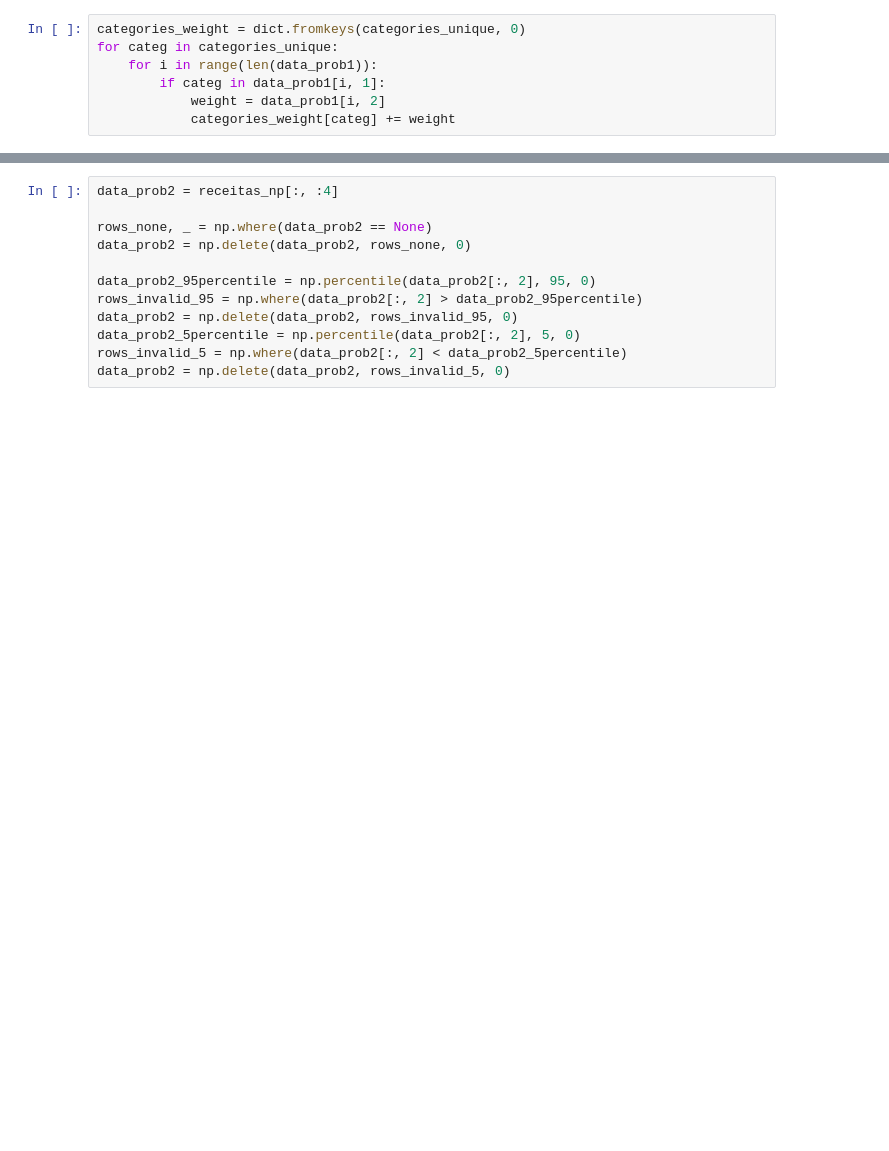
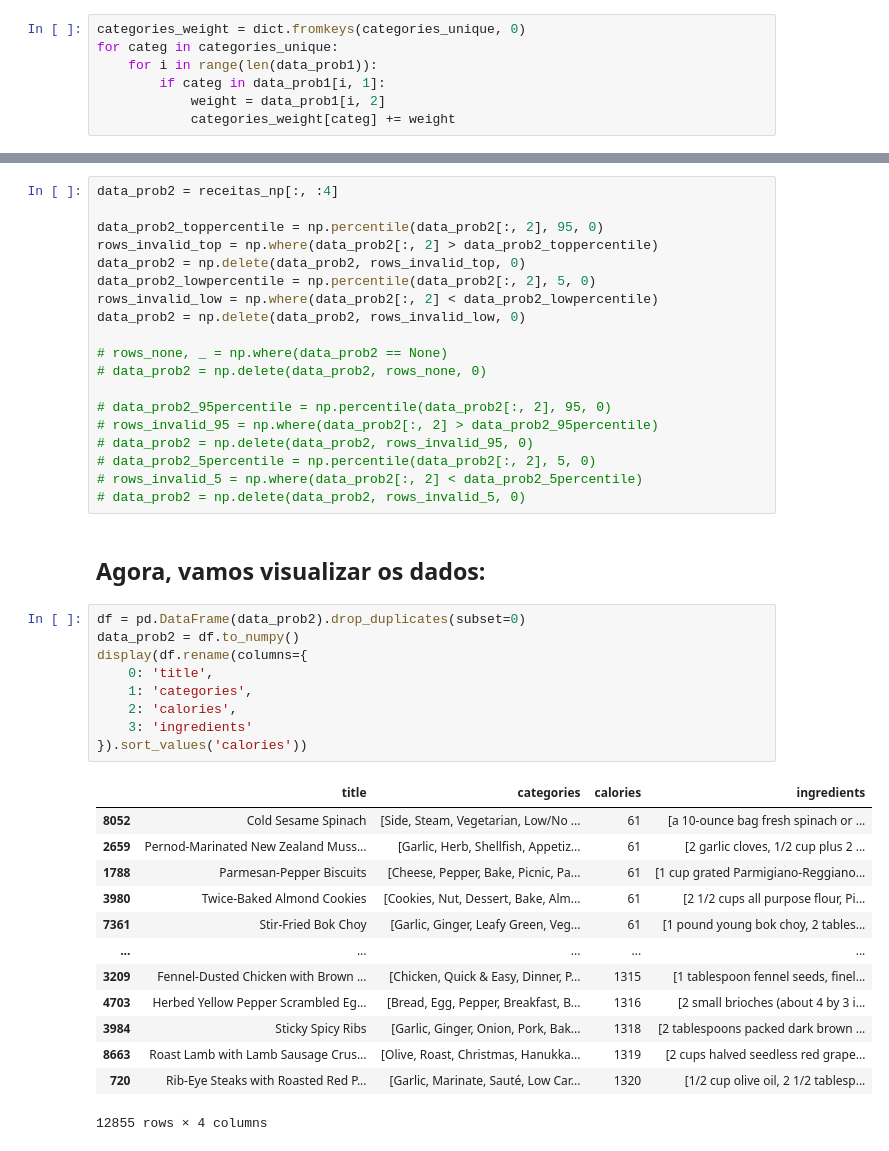
Before and after one commit to BrunoVox/Oncase-DS, a Jupyter notebook: main.ipynb, the cells around one changed output, grey strips where cells are left out. Saved outputs shown, nothing was run; the diff lists cells and outputs as text; blank space fills up the shorter version.

```diff
--- a/main.ipynb
+++ b/main.ipynb
@@ -166,15 +208,47 @@ dict(Counter(categories_weight).most_common(20))
 # %%
 data_prob2 = receitas_np[:, :4]
 
-rows_none, _ = np.where(data_prob2 == None)
-data_prob2 = np.delete(data_prob2, rows_none, 0)
+data_prob2_toppercentile = np.percentile(data_prob2[:, 2], 95, 0)
+rows_invalid_top = np.where(data_prob2[:, 2] > data_prob2_toppercentile)
+data_prob2 = np.delete(data_prob2, rows_invalid_top, 0)
+data_prob2_lowpercentile = np.percentile(data_prob2[:, 2], 5, 0)
+rows_invalid_low = np.where(data_prob2[:, 2] < data_prob2_lowpercentile)
+data_prob2 = np.delete(data_prob2, rows_invalid_low, 0)
 
-data_prob2_95percentile = np.percentile(data_prob2[:, 2], 95, 0)
-rows_invalid_95 = np.where(data_prob2[:, 2] > data_prob2_95percentile)
-data_prob2 = np.delete(data_prob2, rows_invalid_95, 0)
-data_prob2_5percentile = np.percentile(data_prob2[:, 2], 5, 0)
-rows_invalid_5 = np.where(data_prob2[:, 2] < data_prob2_5percentile)
-data_prob2 = np.delete(data_prob2, rows_invalid_5, 0)
+# rows_none, _ = np.where(data_prob2 == None)
+# data_prob2 = np.delete(data_prob2, rows_none, 0)
+
+# data_prob2_95percentile = np.percentile(data_prob2[:, 2], 95, 0)
+# rows_invalid_95 = np.where(data_prob2[:, 2] > data_prob2_95percentile)
+# data_prob2 = np.delete(data_prob2, rows_invalid_95, 0)
+# data_prob2_5percentile = np.percentile(data_prob2[:, 2], 5, 0)
+# rows_invalid_5 = np.where(data_prob2[:, 2] < data_prob2_5percentile)
+# data_prob2 = np.delete(data_prob2, rows_invalid_5, 0)
+# %% [markdown]
+## Agora, vamos visualizar os dados:
+# %%
+df = pd.DataFrame(data_prob2).drop_duplicates(subset=0)
+data_prob2 = df.to_numpy()
+display(df.rename(columns={
+    0: 'title',
+    1: 'categories',
+    2: 'calories',
+    3: 'ingredients'
+}).sort_values('calories'))
+# %% [output]
+|  | title | categories | calories | ingredients |
+| 8052 | Cold Sesame Spinach | [Side, Steam, Vegetarian, Low/No ... | 61 | [a 10-ounce bag fresh spinach or ... |
+| 2659 | Pernod-Marinated New Zealand Muss... | [Garlic, Herb, Shellfish, Appetiz... | 61 | [2 garlic cloves, 1/2 cup plus 2 ... |
+| 1788 | Parmesan-Pepper Biscuits | [Cheese, Pepper, Bake, Picnic, Pa... | 61 | [1 cup grated Parmigiano-Reggiano... |
+| 3980 | Twice-Baked Almond Cookies | [Cookies, Nut, Dessert, Bake, Alm... | 61 | [2 1/2 cups all purpose flour, Pi... |
+| 7361 | Stir-Fried Bok Choy | [Garlic, Ginger, Leafy Green, Veg... | 61 | [1 pound young bok choy, 2 tables... |
+| ... | ... | ... | ... | ... |
+| 3209 | Fennel-Dusted Chicken with Brown ... | [Chicken, Quick & Easy, Dinner, P... | 1315 | [1 tablespoon fennel seeds, finel... |
+| 4703 | Herbed Yellow Pepper Scrambled Eg... | [Bread, Egg, Pepper, Breakfast, B... | 1316 | [2 small brioches (about 4 by 3 i... |
+| 3984 | Sticky Spicy Ribs | [Garlic, Ginger, Onion, Pork, Bak... | 1318 | [2 tablespoons packed dark brown ... |
+| 8663 | Roast Lamb with Lamb Sausage Crus... | [Olive, Roast, Christmas, Hanukka... | 1319 | [2 cups halved seedless red grape... |
+| 720 | Rib-Eye Steaks with Roasted Red P... | [Garlic, Marinate, Sauté, Low Car... | 1320 | [1/2 cup olive oil, 2 1/2 tablesp... |
+12855 rows × 4 columns
 # %%
 ingredients_unique = []
 for i in range(len(data_prob2)):
```
Also changed, not shown: parts of 19 cells of this notebook.
